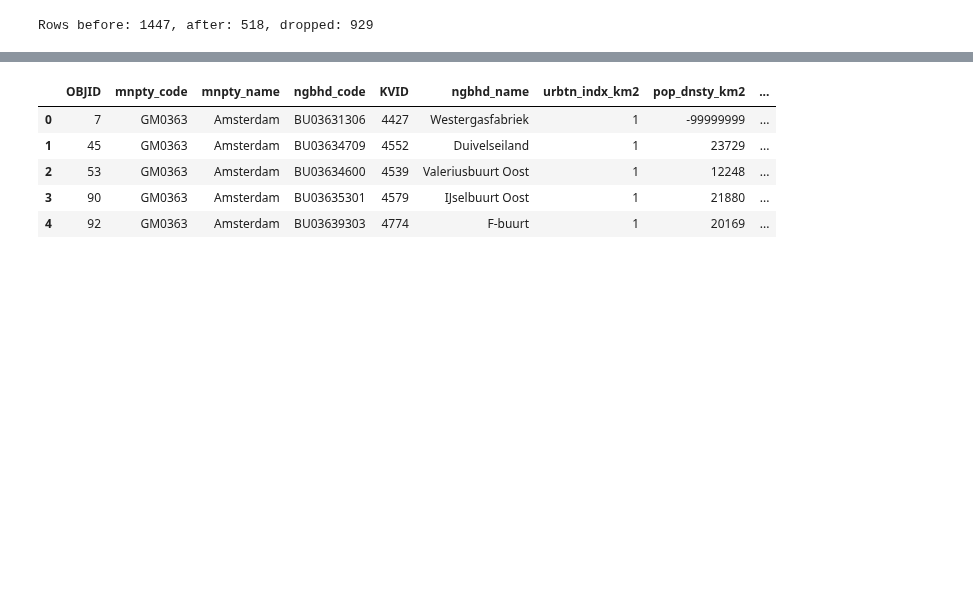
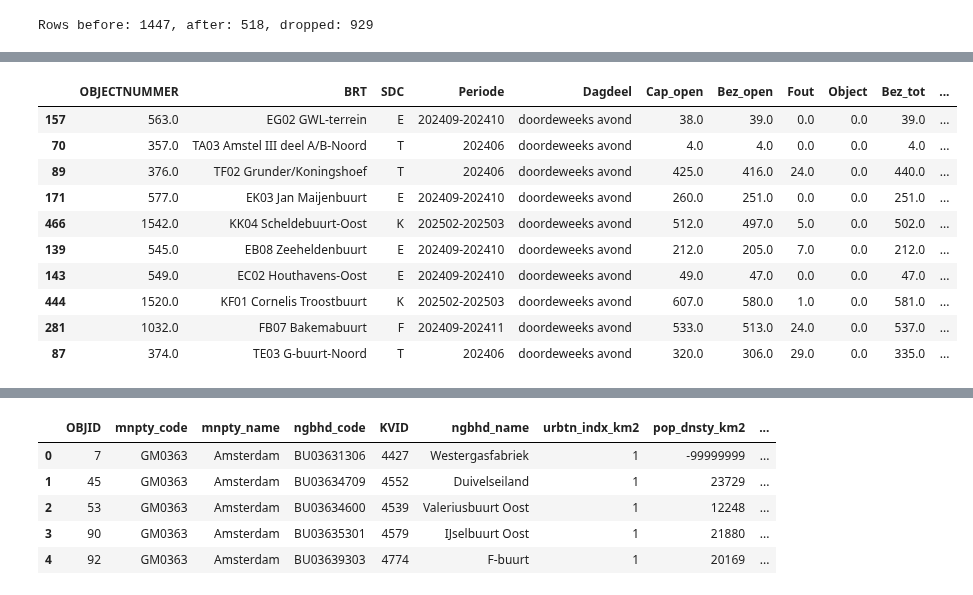
Before and after one commit to bram-villanueva/paper_project, a Jupyter notebook: park_prs_and_green.ipynb, the cells around one changed output, grey strips where cells are left out. Cells and saved outputs as stored; diff of their text form; code cells hidden in the pictures; blank space fills up the shorter version.

```diff
--- a/park_prs_and_green.ipynb
+++ b/park_prs_and_green.ipynb
@@ -102,2 +102,17 @@ gpdf01_1.head(10)
+# %%
+gpdf01_2 = gpdf01_2.sort_values(by=["Netto_PKD", "Bruto_PKD"], ascending=[False, True])
+gpdf01_2.head(10)
+# %% [output]
+|  | OBJECTNUMMER | BRT | SDC | Periode | Dagdeel | Cap_open | Bez_open | Fout | Object | Bez_tot | ... |
+| 157 | 563.0 | EG02 GWL-terrein | E | 202409-202410 | doordeweeks avond | 38.0 | 39.0 | 0.0 | 0.0 | 39.0 | ... |
+| 70 | 357.0 | TA03 Amstel III deel A/B-Noord | T | 202406 | doordeweeks avond | 4.0 | 4.0 | 0.0 | 0.0 | 4.0 | ... |
+| 89 | 376.0 | TF02 Grunder/Koningshoef | T | 202406 | doordeweeks avond | 425.0 | 416.0 | 24.0 | 0.0 | 440.0 | ... |
+| 171 | 577.0 | EK03 Jan Maijenbuurt | E | 202409-202410 | doordeweeks avond | 260.0 | 251.0 | 0.0 | 0.0 | 251.0 | ... |
+| 466 | 1542.0 | KK04 Scheldebuurt-Oost | K | 202502-202503 | doordeweeks avond | 512.0 | 497.0 | 5.0 | 0.0 | 502.0 | ... |
+| 139 | 545.0 | EB08 Zeeheldenbuurt | E | 202409-202410 | doordeweeks avond | 212.0 | 205.0 | 7.0 | 0.0 | 212.0 | ... |
+| 143 | 549.0 | EC02 Houthavens-Oost | E | 202409-202410 | doordeweeks avond | 49.0 | 47.0 | 0.0 | 0.0 | 47.0 | ... |
+| 444 | 1520.0 | KF01 Cornelis Troostbuurt | K | 202502-202503 | doordeweeks avond | 607.0 | 580.0 | 1.0 | 0.0 | 581.0 | ... |
+| 281 | 1032.0 | FB07 Bakemabuurt | F | 202409-202411 | doordeweeks avond | 533.0 | 513.0 | 24.0 | 0.0 | 537.0 | ... |
+| 87 | 374.0 | TE03 G-buurt-Noord | T | 202406 | doordeweeks avond | 320.0 | 306.0 | 29.0 | 0.0 | 335.0 | ... |
 # %%
 #team6 slicing database to focus on the main usefull content
```
Also changed, not shown: parts of 8 cells of this notebook.
